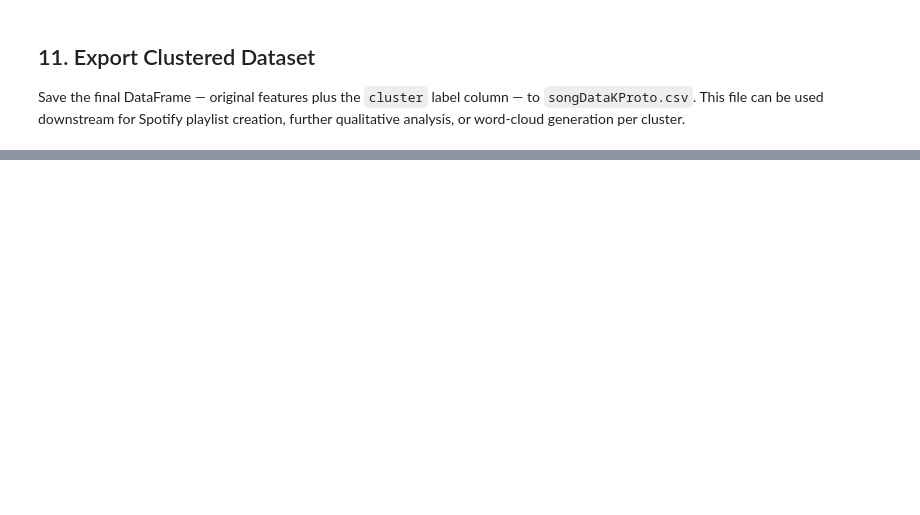
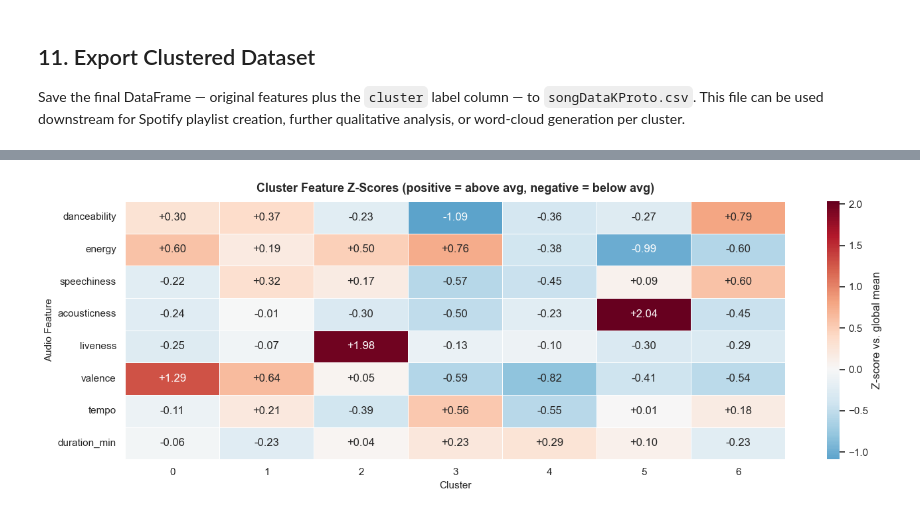
Before and after one commit to John3Baskerville/SpotifyClustering, a Jupyter notebook: Jupyter Notebooks/K-Prototype_Clustering.ipynb, the cells around one changed output, grey strips where cells are left out. Drawn from its saved outputs; the diff is of its cells as text; code cells hidden in the pictures; blank space fills up the shorter version.

Commit message:
created playlist themes and extracted results

```diff
--- a/Jupyter Notebooks/K-Prototype_Clustering.ipynb
+++ b/Jupyter Notebooks/K-Prototype_Clustering.ipynb
@@ -55,7 +83,8 @@ K-Prototypes requires explicitly specifying which columns are **categorical** so
 | **Categorical** | `key` (0–11), `mode` (0=minor, 1=major), `instrumentalness` (0=vocal, 1=instrumental) | Integer-encoded nominals — Hamming-style dissimilarity |
 # %%
 CATEGORICAL_COLS = ['key', 'mode', 'instrumentalness']
-CONTINUOUS_COLS  = [c for c in df.columns if c not in CATEGORICAL_COLS]
+CONTINUOUS_COLS  = [c for c in df.columns
+                    if c not in CATEGORICAL_COLS + ['id', 'songName']]
 CAT_INDICES      = [list(df.columns).index(c) for c in CATEGORICAL_COLS]
 
 print(f"Continuous features  ({len(CONTINUOUS_COLS)}): {CONTINUOUS_COLS}")
@@ -69,7 +106,8 @@ for col in CATEGORICAL_COLS:
 
 K-Prototypes accepts a single NumPy array. Categorical columns are cast to **strings** so the library can distinguish them from continuous float columns during the dissimilarity computation. The original `df` is left unchanged for later visualisation.
 # %%
-X = df.copy()
+# Drop id/songName — not features, not passed to KPrototypes
+X = df.drop(columns=[c for c in ['id', 'songName'] if c in df.columns]).copy()
 for col in CATEGORICAL_COLS:
     X[col] = X[col].astype(str)
 
@@ -278,0 +393,66 @@ df.head(10)
+# %%
+# Z-score of each cluster mean relative to global distribution
+global_mean     = df[CONTINUOUS_COLS].mean()
+global_std      = df[CONTINUOUS_COLS].std()
+cluster_means   = df.groupby('cluster')[CONTINUOUS_COLS].mean()
+cluster_zscores = (cluster_means - global_mean) / global_std
+
+# Map each feature to a (high, low) descriptor pair
+FEATURE_DESCRIPTORS = {
+    'danceability': ('Danceable',   'Low-Groove'),
+    'energy':       ('High-Energy', 'Mellow'),
+    'speechiness':  ('Wordy / Rap', 'Pure Music'),
+    'acousticness': ('Acoustic',    'Produced'),
+    'liveness':     ('Live-Feel',   'Studio'),
+    'valence':      ('Upbeat',      'Dark / Sad'),
+    'tempo':        ('Fast-Paced',  'Slow'),
+    'duration_min': ('Long-Form',   'Short-Form'),
+}
+
+# Build theme label from the top 2 most extreme z-scored features per cluster
+AUTO_THEMES = {}
+for cid in sorted(df['cluster'].unique()):
+    zrow = cluster_zscores.loc[cid]
+    top2 = zrow.abs().nlargest(2).index
+    parts = []
+    for feat in top2:
+        hi, lo = FEATURE_DESCRIPTORS.get(feat, (f'High {feat}', f'Low {feat}'))
+        parts.append(hi if zrow[feat] > 0 else lo)
+    # Prepend 'Instrumental' if the cluster majority is non-vocal
+    if df.loc[df['cluster'] == cid, 'instrumentalness'].mode()[0] == 1:
+        parts = ['Instrumental'] + parts
+    AUTO_THEMES[cid] = ' · '.join(parts)
+
+# ── Manual overrides — edit after reviewing the plots ────────────────────────
+# Example: MANUAL_THEMES = {0: 'Chill Acoustic', 3: 'Club Anthems'}
+MANUAL_THEMES = {}
+
+FINAL_THEMES = {**AUTO_THEMES, **MANUAL_THEMES}
+
+# Display summary
+theme_summary = pd.DataFrame({
+    'Songs':        df['cluster'].value_counts().sort_index(),
+    'Auto Theme':   AUTO_THEMES,
+    'Final Theme':  FINAL_THEMES,
+})
+print('Cluster Theme Summary:\n')
+print(theme_summary.to_string())
+
+# Visualise z-scores — shows which features most define each cluster
+fig, ax = plt.subplots(figsize=(14, 5))
+sns.heatmap(
+    cluster_zscores.T,
+    annot=True, fmt='+.2f', cmap='RdBu_r',
+    center=0, linewidths=0.5, linecolor='white',
+    cbar_kws={'label': 'Z-score vs. global mean'},
+    ax=ax
+)
+ax.set_title('Cluster Feature Z-Scores (positive = above avg, negative = below avg)',
+             fontsize=13, fontweight='bold', pad=10)
+ax.set_xlabel('Cluster', fontsize=11)
+ax.set_ylabel('Audio Feature', fontsize=11)
+plt.yticks(rotation=0)
+plt.tight_layout()
+plt.savefig('../data_files/cluster_zscores.png', dpi=150, bbox_inches='tight')
+plt.show()
+# %% [output]
@@ -278,0 +469 @@ df.head(10)
+[figure, added]
```
Also changed, not shown: parts of 21 cells of this notebook, 16 other files.
